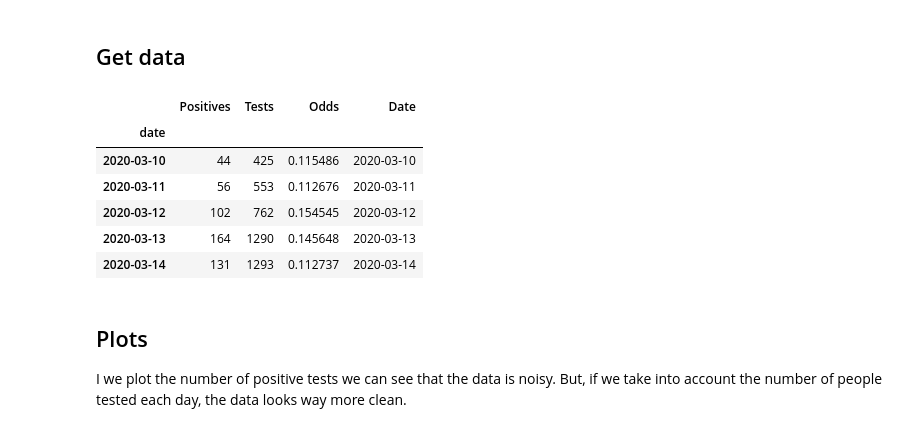
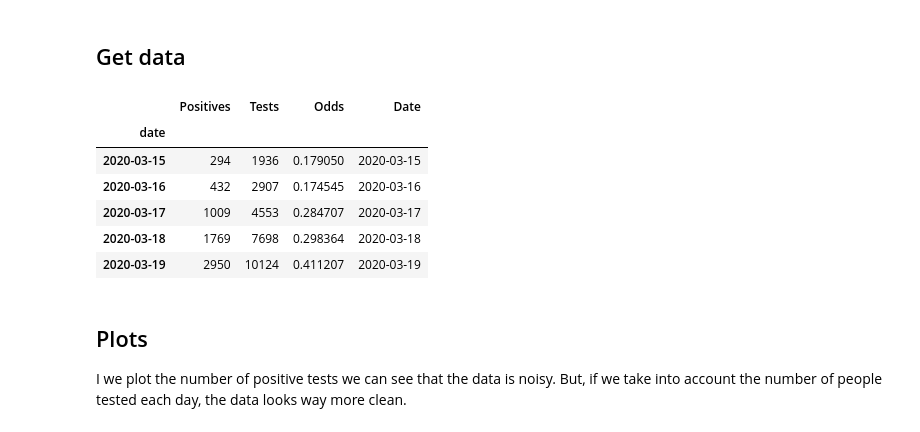
Before and after one commit to ababino/corona, a Jupyter notebook: Binomial_L1_LR_AIC.ipynb, the cells around one changed output. Saved outputs shown, nothing was run; the diff lists cells and outputs as text; code cells hidden in the pictures.

```diff
--- a/Binomial_L1_LR_AIC.ipynb
+++ b/Binomial_L1_LR_AIC.ipynb
@@ -56,22 +56,22 @@ events = [bars, schools, workforce_50, ny_pause, masks_cdc, mask_employers, mask
 # %%
 df = pd.read_csv('https://health.data.ny.gov/resource/xdss-u53e.csv/?$limit=5000', usecols=['test_date', 'total_number_of_tests', 'new_positives'])
 df = df.rename(columns={'new_positives': 'Positives', 'total_number_of_tests': 'Tests', 'test_date': 'date'})
 df['date'] = pd.to_datetime(df['date'])
 df = df.groupby('date').sum()
 
 df['Odds'] = df.Positives / (df.Tests - df.Positives)
 df['Date'] = pd.to_datetime(df.index)
-df = df[df['Date'] >= '2020-03-10']
+df = df[df['Date'] >= '2020-03-15']
 
 df.head()
 # %% [output]
 |  | Positives | Tests | Odds | Date |
 | date |  |  |  |  |
-| 2020-03-10 | 44 | 425 | 0.115486 | 2020-03-10 |
-| 2020-03-11 | 56 | 553 | 0.112676 | 2020-03-11 |
-| 2020-03-12 | 102 | 762 | 0.154545 | 2020-03-12 |
-| 2020-03-13 | 164 | 1290 | 0.145648 | 2020-03-13 |
-| 2020-03-14 | 131 | 1293 | 0.112737 | 2020-03-14 |
+| 2020-03-15 | 294 | 1936 | 0.179050 | 2020-03-15 |
+| 2020-03-16 | 432 | 2907 | 0.174545 | 2020-03-16 |
+| 2020-03-17 | 1009 | 4553 | 0.284707 | 2020-03-17 |
+| 2020-03-18 | 1769 | 7698 | 0.298364 | 2020-03-18 |
+| 2020-03-19 | 2950 | 10124 | 0.411207 | 2020-03-19 |
 # %% [markdown]
 ## Plots
 
```
Also changed, not shown: parts of 7 cells of this notebook.
